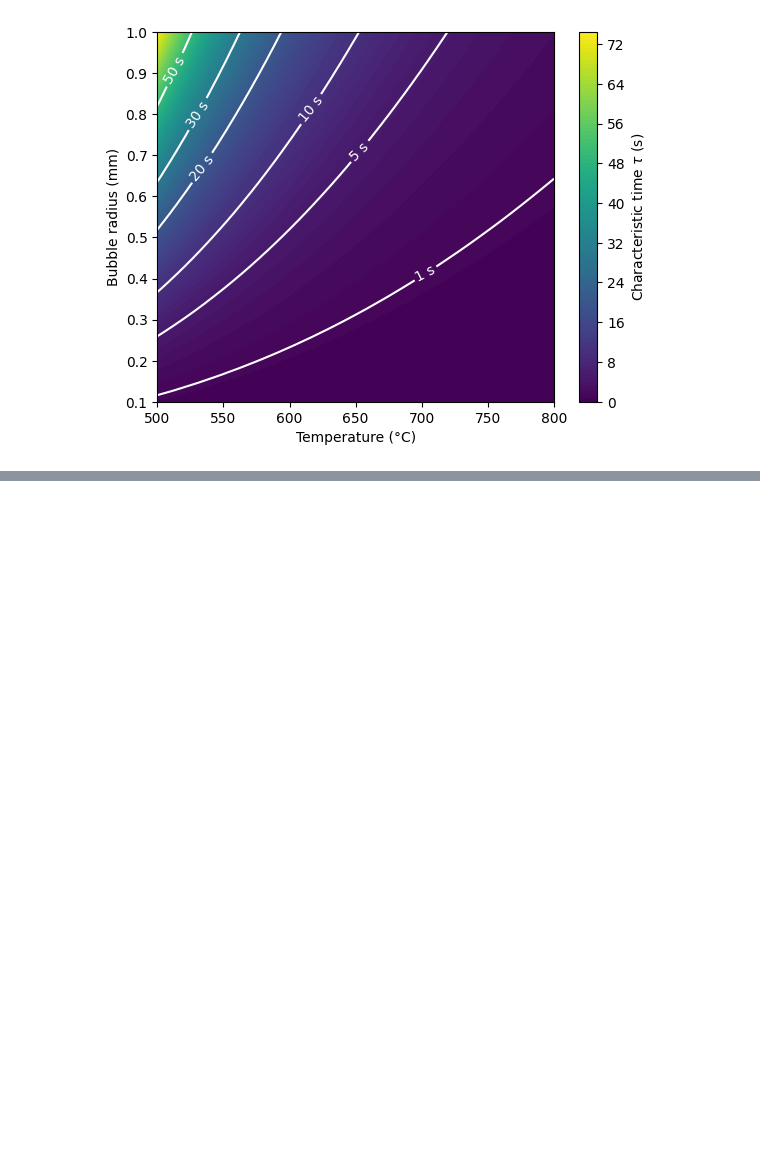
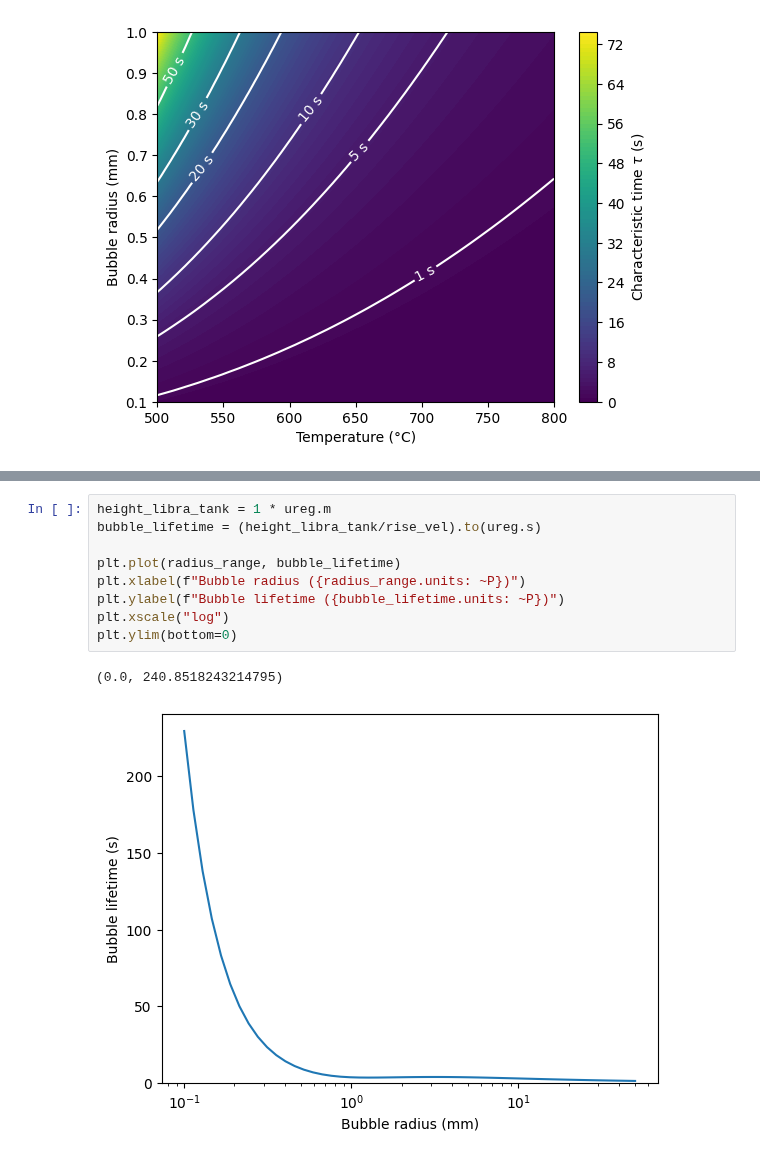
Before and after one commit to LIBRA-project/BABY-100-mL-runs, a Jupyter notebook: sparging.ipynb, the cells around one changed output, grey strips where cells are left out. Saved outputs shown, nothing was run; the diff lists cells and outputs as text; blank space fills up the shorter version.

```diff
--- a/sparging.ipynb
+++ b/sparging.ipynb
@@ -313,0 +386,12 @@ cbar = fig.colorbar(cs, label=r"Characteristic time $\tau$ (s)")
+# %%
+height_libra_tank = 1 * ureg.m
+bubble_lifetime = (height_libra_tank/rise_vel).to(ureg.s)
+
+plt.plot(radius_range, bubble_lifetime)
+plt.xlabel(f"Bubble radius ({radius_range.units: ~P})")
+plt.ylabel(f"Bubble lifetime ({bubble_lifetime.units: ~P})")
+plt.xscale("log")
+plt.ylim(bottom=0)
+# %% [output]
+(0.0, 240.8518243214795)
+[figure, added]
```
Also changed, not shown: parts of 11 cells of this notebook.
